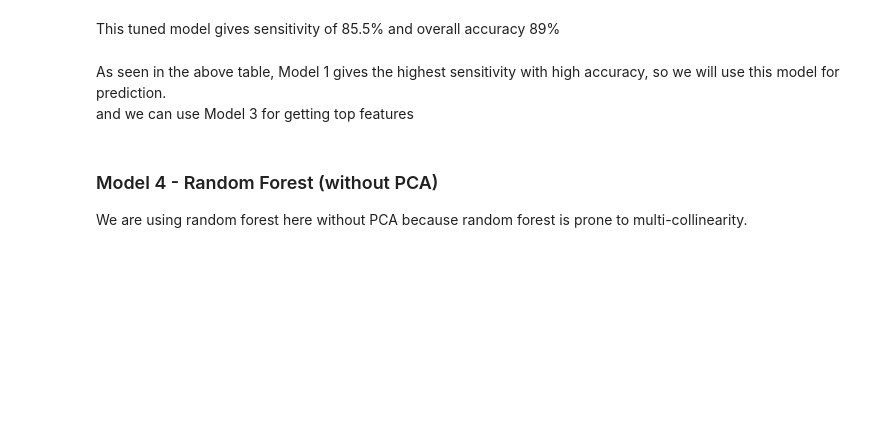
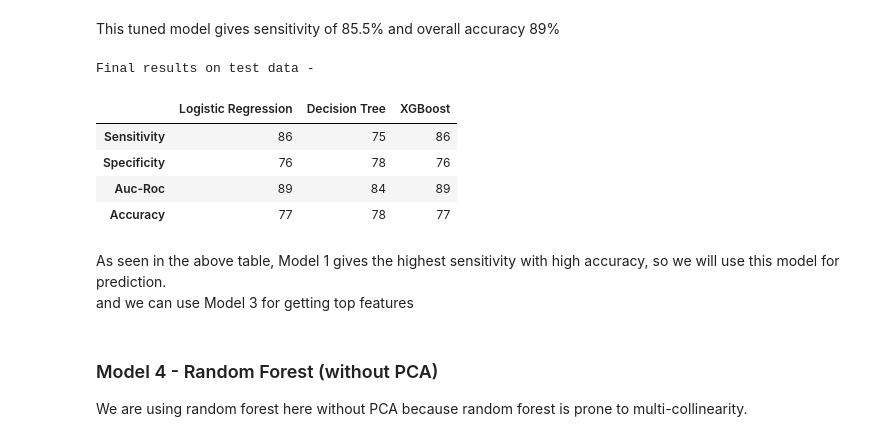
Before and after one commit to kartik173/Telecom_Churn_Predictions, a Jupyter notebook: Telecom_final.ipynb, the cells around one changed output. Drawn from its saved outputs; the diff is of its cells as text; code cells hidden in the pictures; blank space fills up the shorter version.

```diff
--- a/Telecom_final.ipynb
+++ b/Telecom_final.ipynb
@@ -1066,10 +1177,17 @@ getScores(X_test, y_test, xgb_tuned)
 This tuned model gives sensitivity of 85.5% and overall accuracy 89%
 # %%
 index=['Sensitivity', 'Specificity', 'Auc-Roc', 'Accuracy']
-results = pd.DataFrame({'Logistic Regression':[84,80,89,90],'Decision Tree': [74, 88, 89, 88],
-                        'XGBoost':[76, 92, 93, 88]}, index=index)
+results = pd.DataFrame({'Logistic Regression':[86,76,89,77],'Decision Tree': [75, 78, 84, 78],
+                        'XGBoost':[86, 76, 89, 77]}, index=index)
 print('Final results on test data -')
 results
+# %% [output]
+Final results on test data -
+|  | Logistic Regression | Decision Tree | XGBoost |
+| Sensitivity | 86 | 75 | 86 |
+| Specificity | 76 | 78 | 76 |
+| Auc-Roc | 89 | 84 | 89 |
+| Accuracy | 77 | 78 | 77 |
 # %% [markdown]
 As seen in the above table, Model 1 gives the highest sensitivity with high accuracy, so we will use this model for prediction.<br> and we can use Model 3 for getting top features
 # %% [markdown]
```
Also changed, not shown: parts of 36 cells of this notebook.
